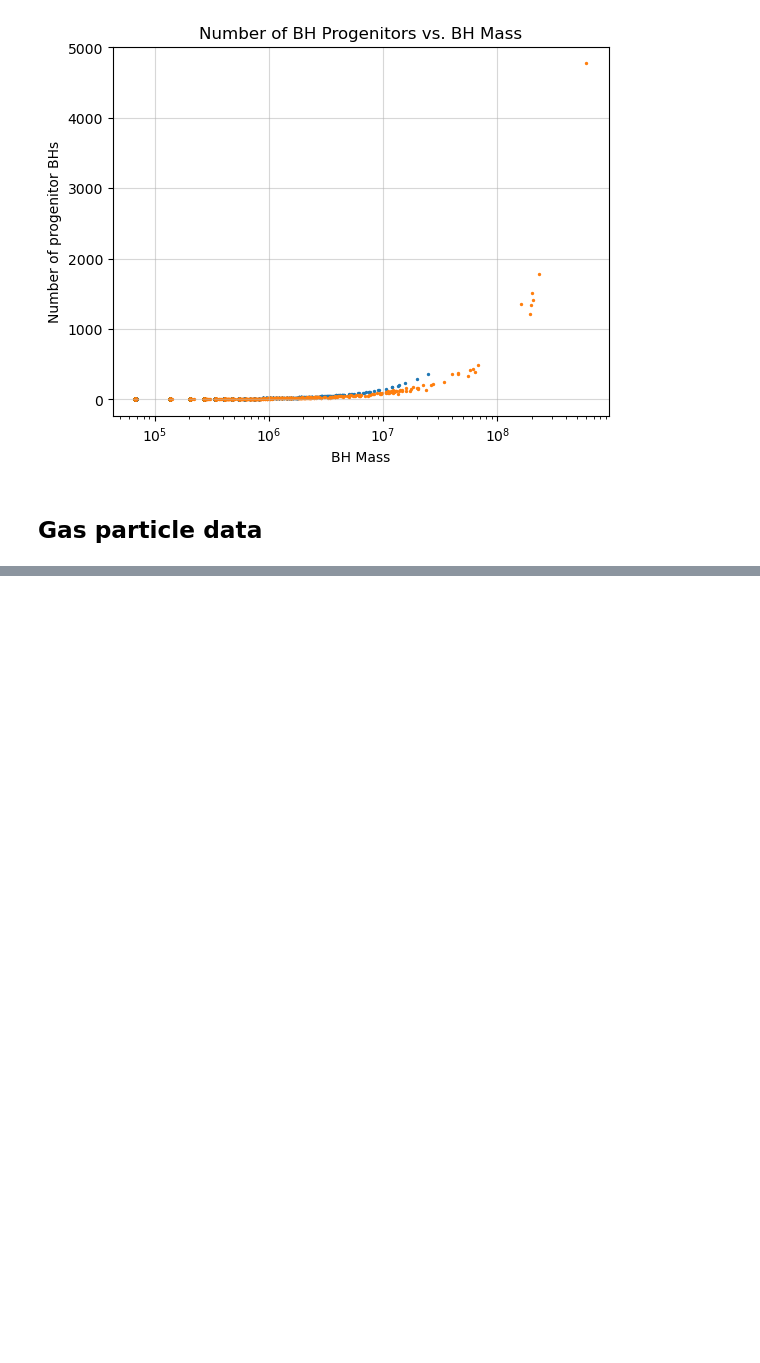
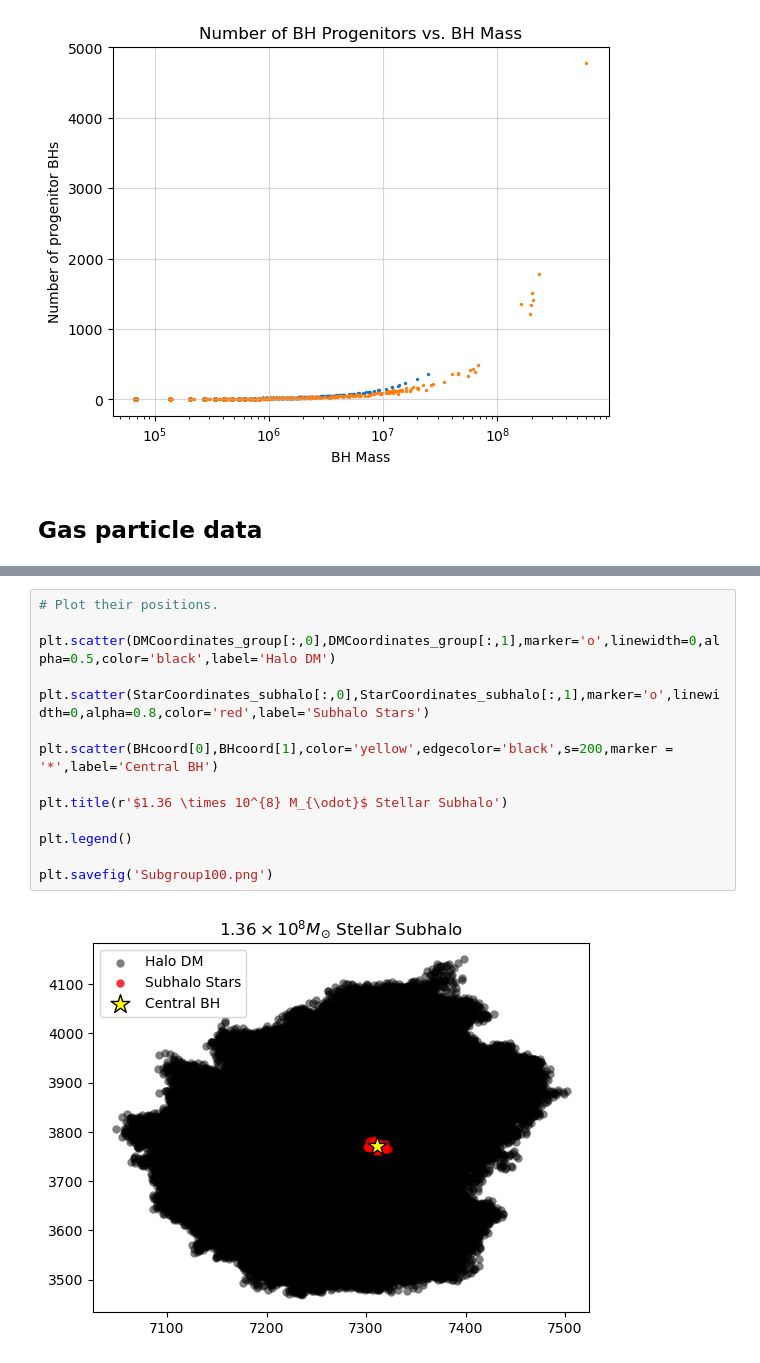
Before and after one commit to khojonat/Brahma_Analysis, a Jupyter notebook: BrahmaRelations.ipynb, the cells around one changed output, grey strips where cells are left out. Drawn from its saved outputs; the diff is of its cells as text; blank space fills up the shorter version.

Commit message:
Added functions to read in subhalo data for M sigma

```diff
--- a/BrahmaRelations.ipynb
+++ b/BrahmaRelations.ipynb
@@ -343,0 +326,16 @@ len(particles['SubfindVelDisp'])
+# %%
+# Plot their positions.
+
+plt.scatter(DMCoordinates_group[:,0],DMCoordinates_group[:,1],marker='o',linewidth=0,alpha=0.5,color='black',label='Halo DM')
+
+plt.scatter(StarCoordinates_subhalo[:,0],StarCoordinates_subhalo[:,1],marker='o',linewidth=0,alpha=0.8,color='red',label='Subhalo Stars')
+
+plt.scatter(BHcoord[0],BHcoord[1],color='yellow',edgecolor='black',s=200,marker = '*',label='Central BH')
+
+plt.title(r'$1.36 \times 10^{8} M_{\odot}$ Stellar Subhalo')
+
+plt.legend()
+
+plt.savefig('Subgroup100.png')
+# %% [output]
+[figure, added]
```
Also changed, not shown: parts of 27 cells of this notebook, 1 other file.
